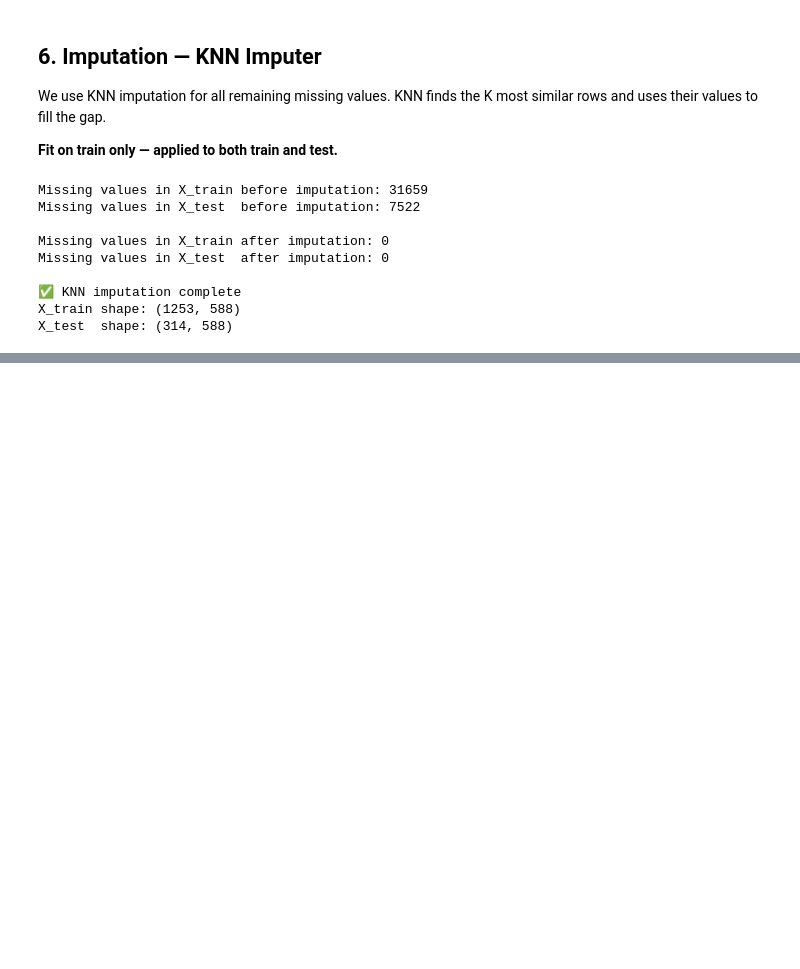
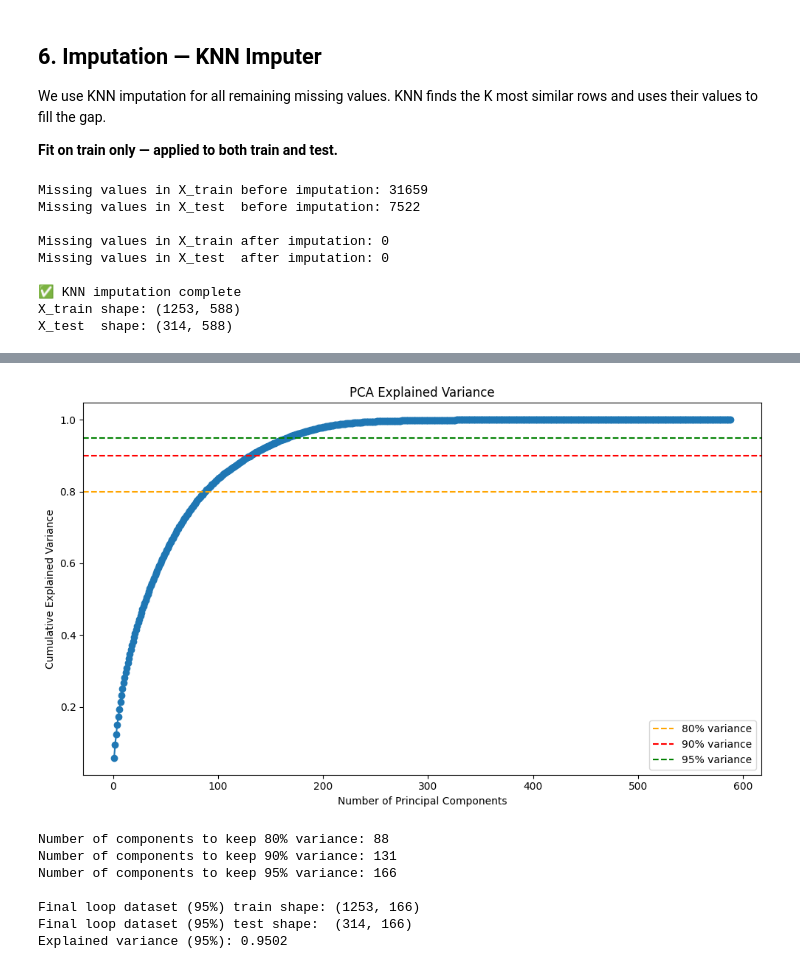
Before and after one commit to pratham001tanti/Seacom_ML_Prediction, a Jupyter notebook: notebooks/02_preprocessing.ipynb, the cells around one changed output, grey strips where cells are left out. Cells and saved outputs as stored; diff of their text form; code cells hidden in the pictures; blank space fills up the shorter version.

```diff
--- a/notebooks/02_preprocessing.ipynb
+++ b/notebooks/02_preprocessing.ipynb
@@ -469,14 +468,66 @@ Since PCA works on variance, we standardize first so every feature contributes f
 # %%
+import matplotlib.pyplot as plt
+import pandas as pd
+from sklearn.decomposition import PCA
 
+# 1. Fit full PCA on scaled training data
+pca = PCA()
+X_train_pca_full = pca.fit_transform(X_train_scaled)
+X_test_pca_full = pca.transform(X_test_scaled)
 
-results = []
-for col in X_train_scaled.columns:
-    corr, pval = pointbiserialr(y_train, X_train_scaled[col])
-    results.append({'feature': col, 'correlation': corr, 'p_value': pval})
+# 2. Explained variance
+explained_var = pca.explained_variance_ratio_
+cumulative_var = np.cumsum(explained_var)
 
-corr_df = pd.DataFrame(results).sort_values('correlation', key=abs, ascending=False)
+print(f"Number of original features: {X_train_scaled.shape[1]}")
+print(f"Total explained variance by all components: {cumulative_var[-1]:.4f}")
 
-significant = corr_df[corr_df['p_value'] < 0.05]
-print(f"Significant features (p<0.05): {len(significant)} / {len(corr_df)}")
-print(significant.head(20).to_string(index=False))
+# 3. Plot cumulative explained variance
+plt.figure(figsize=(10, 6))
+plt.plot(range(1, len(cumulative_var) + 1), cumulative_var, marker='o')
+plt.axhline(y=0.80, color='orange', linestyle='--', label='80% variance')
+plt.axhline(y=0.90, color='r', linestyle='--', label='90% variance')
+plt.axhline(y=0.95, color='g', linestyle='--', label='95% variance')
+plt.xlabel('Number of Principal Components')
+plt.ylabel('Cumulative Explained Variance')
+plt.title('PCA Explained Variance')
+plt.legend()
+plt.tight_layout()
+plt.show()
+
+# 4. Slice precomputed PCA datasets for each threshold
+thresholds = [0.80, 0.90, 0.95]
+pca_datasets = {}
+
+for threshold in thresholds:
+    n_components = np.argmax(cumulative_var >= threshold) + 1
+    print(f"Number of components to keep {int(threshold*100)}% variance: {n_components}")
+
+    cols = [f'PC{i+1}' for i in range(n_components)]
+
+    # Slice the already calculated arrays up to n_components
+    X_train_pca = pd.DataFrame(
+        X_train_pca_full[:, :n_components],
+        columns=cols,
+        index=X_train_scaled.index
+    )
+
+    X_test_pca = pd.DataFrame(
+        X_test_pca_full[:, :n_components],
+        columns=cols,
+        index=X_test_scaled.index
+    )
+
+    pca_datasets[threshold] = {
+        "X_train": X_train_pca,
+        "X_test": X_test_pca,
+        "y_train": y_train,
+        "y_test": y_test,
+        "n_components": n_components,
+        "explained_variance": float(cumulative_var[n_components - 1])
+    }
+
+print(f"\nFinal loop dataset (95%) train shape: {pca_datasets[0.95]['X_train'].shape}")
+print(f"Final loop dataset (95%) test shape:  {pca_datasets[0.95]['X_test'].shape}")
+print(f"Explained variance (95%): {pca_datasets[0.95]['explained_variance']:.4f}")
 # %% [output]
@@ -500 +536,9 @@ Significant features (p<0.05): 80 / 588
+[figure, added]
+Number of components to keep 80% variance: 88
+Number of components to keep 90% variance: 131
+Number of components to keep 95% variance: 166
+
+Final loop dataset (95%) train shape: (1253, 166)
+Final loop dataset (95%) test shape:  (314, 166)
+Explained variance (95%): 0.9502
 # %%
```
Also changed, not shown: parts of 7 cells of this notebook, 3 other files.
